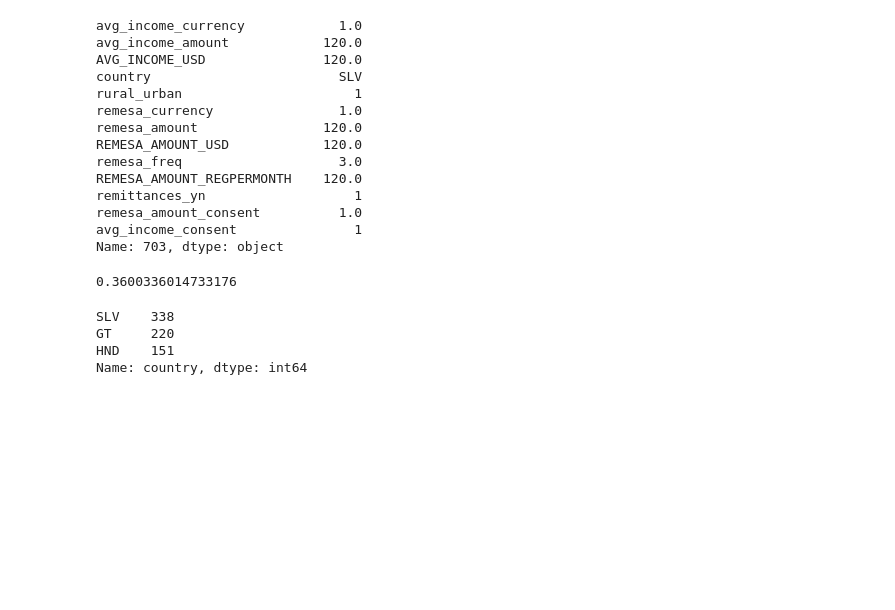
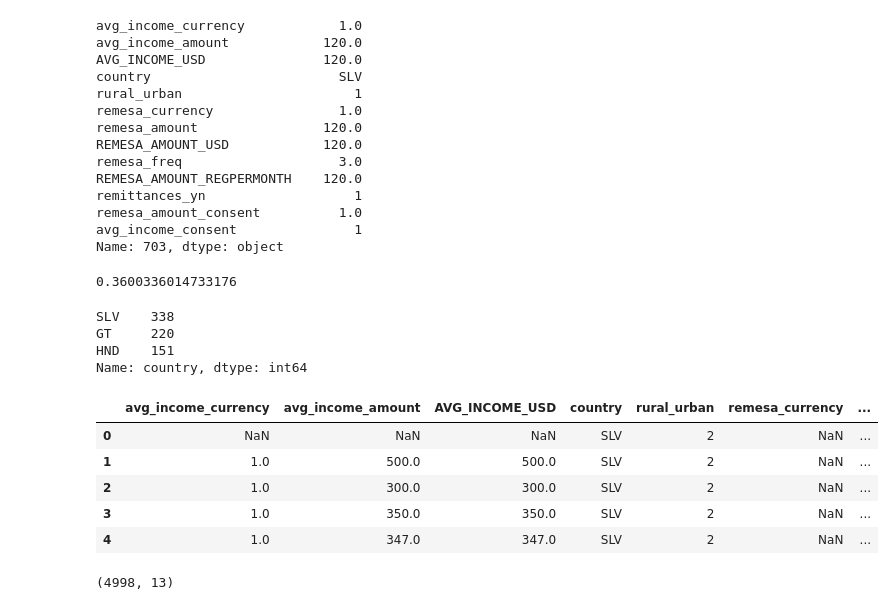
Before and after one commit to Shakes-tzd/DispellingMythsAboutRemittances, a Jupyter notebook: python_notebooks/00-data-tables.ipynb, the cells around one changed output. Drawn from its saved outputs; the diff is of its cells as text; code cells hidden in the pictures; blank space fills up the shorter version.

```diff
--- a/00-data-tables.ipynb
+++ b/python_notebooks/00-data-tables.ipynb
@@ -399,3 +393,18 @@ SLV    338
 GT     220
 HND    151
 Name: country, dtype: int64
+# %%
+df = pd.read_csv('vars_of_interest_v1.csv',index_col=0)
+# %%
+df.head()
+# %% [output]
+|  | avg_income_currency | avg_income_amount | AVG_INCOME_USD | country | rural_urban | remesa_currency | ... |
+| 0 | NaN | NaN | NaN | SLV | 2 | NaN | ... |
+| 1 | 1.0 | 500.0 | 500.0 | SLV | 2 | NaN | ... |
+| 2 | 1.0 | 300.0 | 300.0 | SLV | 2 | NaN | ... |
+| 3 | 1.0 | 350.0 | 350.0 | SLV | 2 | NaN | ... |
+| 4 | 1.0 | 347.0 | 347.0 | SLV | 2 | NaN | ... |
+# %%
+df.shape
+# %% [output]
+(4998, 13)
```
Also changed, not shown: parts of 21 cells of this notebook, 3 other files.
